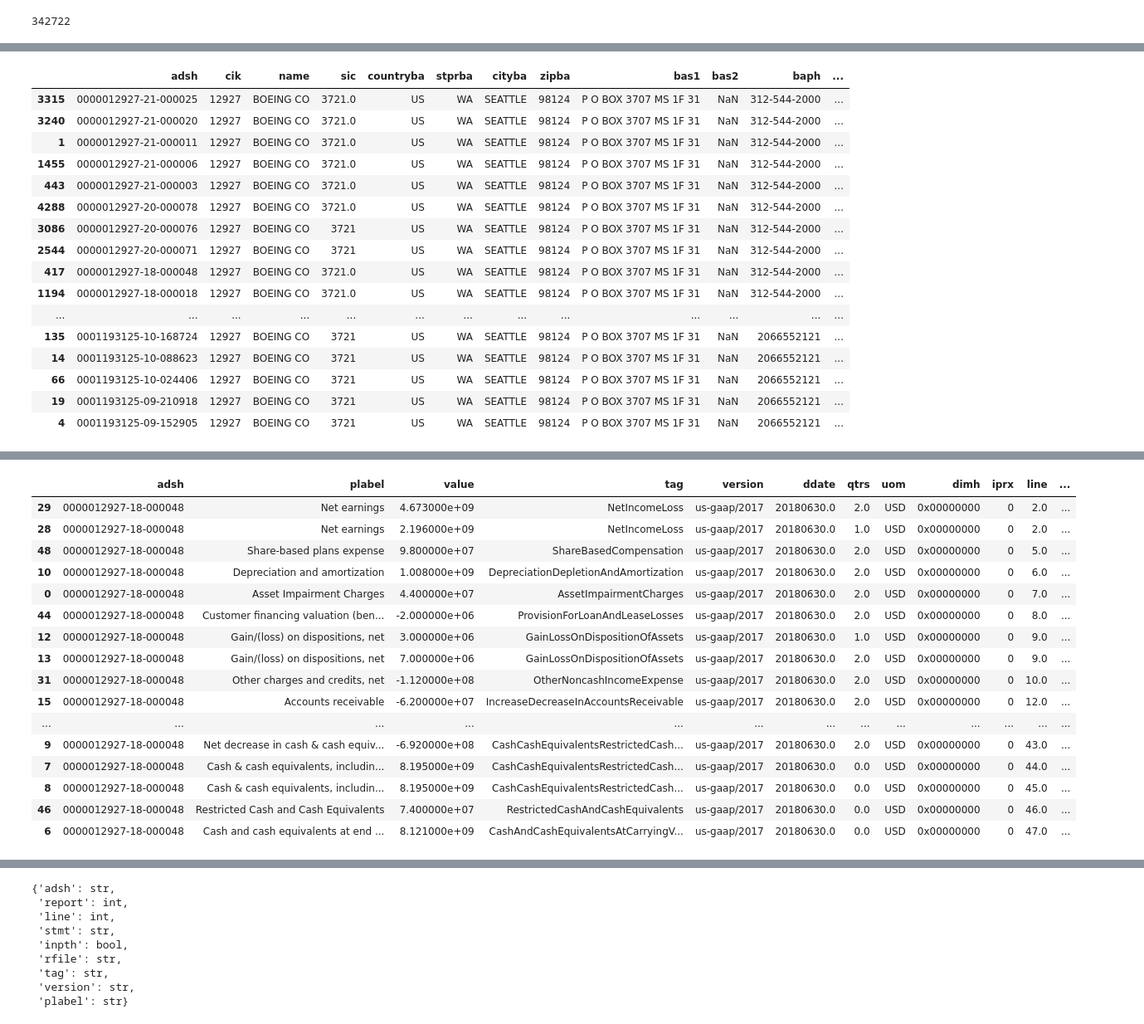
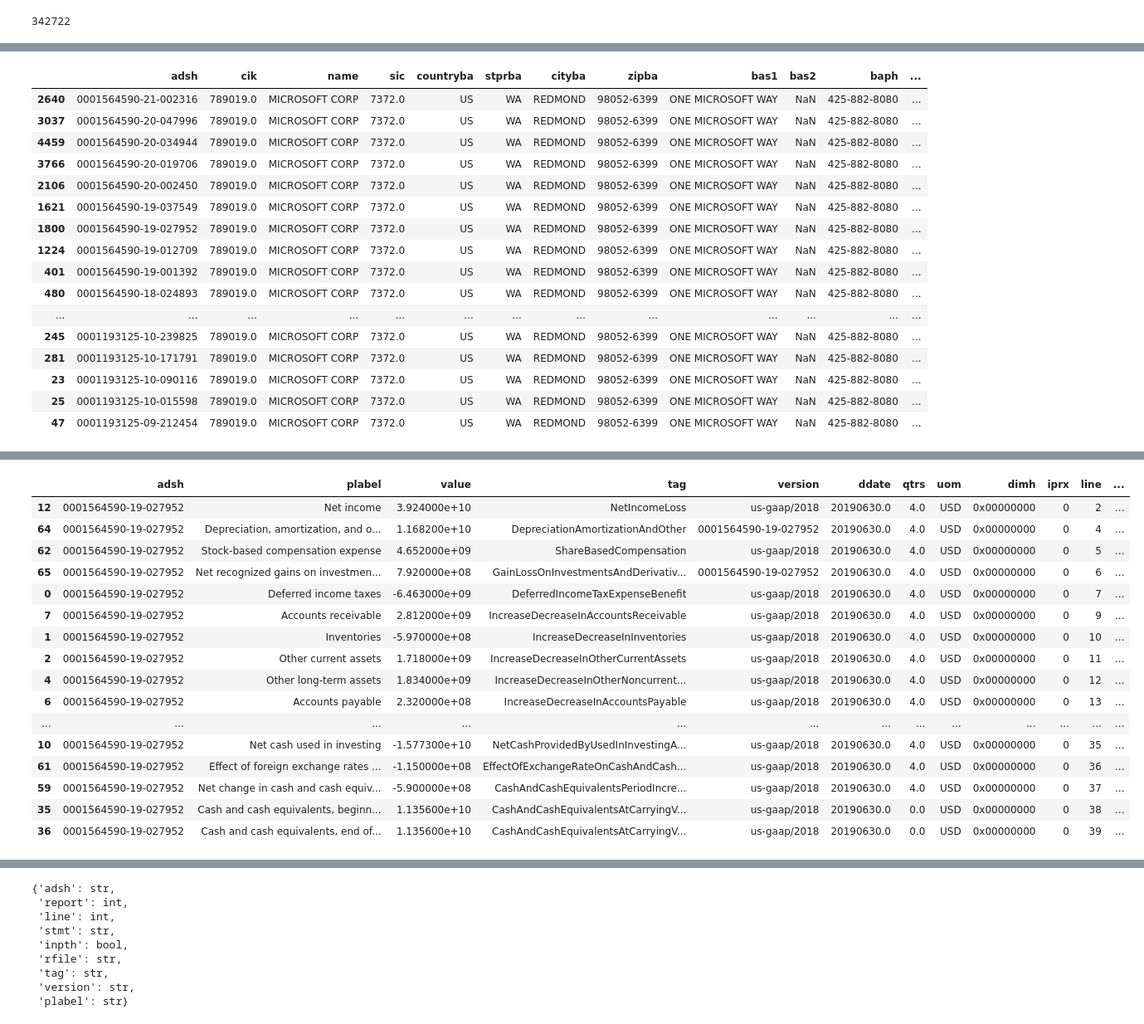
Before and after one commit to mxpoch/LPS, a Jupyter notebook: Scripts/LPS_Workbench.ipynb, the cells around one changed output, grey strips where cells are left out. Shown: that part at 83% size. Saved outputs shown, nothing was run; the diff lists cells and outputs as text; code cells hidden in the pictures.

```diff
--- a/Scripts/LPS_Workbench.ipynb
+++ b/Scripts/LPS_Workbench.ipynb
@@ -22,5 +22,5 @@ len(cik)
 342722
 # %%
 %%time
-tt = CompanyFilings(ticker='ba')
+tt = CompanyFilings(ticker='msft')
 # %% [output]
@@ -29,23 +29,23 @@ Wall time: 3.71 s
 tt.sub
 # %% [output]
 |  | adsh | cik | name | sic | countryba | stprba | cityba | zipba | bas1 | bas2 | baph | ... |
-| 3315 | 0000012927-21-000025 | 12927 | BOEING CO | 3721.0 | US | WA | SEATTLE | 98124 | P O BOX 3707 MS 1F 31 | NaN | 312-544-2000 | ... |
-| 3240 | 0000012927-21-000020 | 12927 | BOEING CO | 3721.0 | US | WA | SEATTLE | 98124 | P O BOX 3707 MS 1F 31 | NaN | 312-544-2000 | ... |
-| 1 | 0000012927-21-000011 | 12927 | BOEING CO | 3721.0 | US | WA | SEATTLE | 98124 | P O BOX 3707 MS 1F 31 | NaN | 312-544-2000 | ... |
-| 1455 | 0000012927-21-000006 | 12927 | BOEING CO | 3721.0 | US | WA | SEATTLE | 98124 | P O BOX 3707 MS 1F 31 | NaN | 312-544-2000 | ... |
-| 443 | 0000012927-21-000003 | 12927 | BOEING CO | 3721.0 | US | WA | SEATTLE | 98124 | P O BOX 3707 MS 1F 31 | NaN | 312-544-2000 | ... |
-| 4288 | 0000012927-20-000078 | 12927 | BOEING CO | 3721.0 | US | WA | SEATTLE | 98124 | P O BOX 3707 MS 1F 31 | NaN | 312-544-2000 | ... |
-| 3086 | 0000012927-20-000076 | 12927 | BOEING CO | 3721 | US | WA | SEATTLE | 98124 | P O BOX 3707 MS 1F 31 | NaN | 312-544-2000 | ... |
-| 2544 | 0000012927-20-000071 | 12927 | BOEING CO | 3721 | US | WA | SEATTLE | 98124 | P O BOX 3707 MS 1F 31 | NaN | 312-544-2000 | ... |
-| 417 | 0000012927-18-000048 | 12927 | BOEING CO | 3721.0 | US | WA | SEATTLE | 98124 | P O BOX 3707 MS 1F 31 | NaN | 312-544-2000 | ... |
-| 1194 | 0000012927-18-000018 | 12927 | BOEING CO | 3721.0 | US | WA | SEATTLE | 98124 | P O BOX 3707 MS 1F 31 | NaN | 312-544-2000 | ... |
+| 2640 | 0001564590-21-002316 | 789019.0 | MICROSOFT CORP | 7372.0 | US | WA | REDMOND | 98052-6399 | ONE MICROSOFT WAY | NaN | 425-882-8080 | ... |
+| 3037 | 0001564590-20-047996 | 789019.0 | MICROSOFT CORP | 7372.0 | US | WA | REDMOND | 98052-6399 | ONE MICROSOFT WAY | NaN | 425-882-8080 | ... |
+| 4459 | 0001564590-20-034944 | 789019.0 | MICROSOFT CORP | 7372.0 | US | WA | REDMOND | 98052-6399 | ONE MICROSOFT WAY | NaN | 425-882-8080 | ... |
+| 3766 | 0001564590-20-019706 | 789019.0 | MICROSOFT CORP | 7372.0 | US | WA | REDMOND | 98052-6399 | ONE MICROSOFT WAY | NaN | 425-882-8080 | ... |
+| 2106 | 0001564590-20-002450 | 789019.0 | MICROSOFT CORP | 7372.0 | US | WA | REDMOND | 98052-6399 | ONE MICROSOFT WAY | NaN | 425-882-8080 | ... |
+| 1621 | 0001564590-19-037549 | 789019.0 | MICROSOFT CORP | 7372.0 | US | WA | REDMOND | 98052-6399 | ONE MICROSOFT WAY | NaN | 425-882-8080 | ... |
+| 1800 | 0001564590-19-027952 | 789019.0 | MICROSOFT CORP | 7372.0 | US | WA | REDMOND | 98052-6399 | ONE MICROSOFT WAY | NaN | 425-882-8080 | ... |
+| 1224 | 0001564590-19-012709 | 789019.0 | MICROSOFT CORP | 7372.0 | US | WA | REDMOND | 98052-6399 | ONE MICROSOFT WAY | NaN | 425-882-8080 | ... |
+| 401 | 0001564590-19-001392 | 789019.0 | MICROSOFT CORP | 7372.0 | US | WA | REDMOND | 98052-6399 | ONE MICROSOFT WAY | NaN | 425-882-8080 | ... |
+| 480 | 0001564590-18-024893 | 789019.0 | MICROSOFT CORP | 7372.0 | US | WA | REDMOND | 98052-6399 | ONE MICROSOFT WAY | NaN | 425-882-8080 | ... |
 | ... | ... | ... | ... | ... | ... | ... | ... | ... | ... | ... | ... | ... |
-| 135 | 0001193125-10-168724 | 12927 | BOEING CO | 3721 | US | WA | SEATTLE | 98124 | P O BOX 3707 MS 1F 31 | NaN | 2066552121 | ... |
-| 14 | 0001193125-10-088623 | 12927 | BOEING CO | 3721 | US | WA | SEATTLE | 98124 | P O BOX 3707 MS 1F 31 | NaN | 2066552121 | ... |
-| 66 | 0001193125-10-024406 | 12927 | BOEING CO | 3721 | US | WA | SEATTLE | 98124 | P O BOX 3707 MS 1F 31 | NaN | 2066552121 | ... |
-| 19 | 0001193125-09-210918 | 12927 | BOEING CO | 3721 | US | WA | SEATTLE | 98124 | P O BOX 3707 MS 1F 31 | NaN | 2066552121 | ... |
-| 4 | 0001193125-09-152905 | 12927 | BOEING CO | 3721 | US | WA | SEATTLE | 98124 | P O BOX 3707 MS 1F 31 | NaN | 2066552121 | ... |
+| 245 | 0001193125-10-239825 | 789019.0 | MICROSOFT CORP | 7372.0 | US | WA | REDMOND | 98052-6399 | ONE MICROSOFT WAY | NaN | 425-882-8080 | ... |
+| 281 | 0001193125-10-171791 | 789019.0 | MICROSOFT CORP | 7372.0 | US | WA | REDMOND | 98052-6399 | ONE MICROSOFT WAY | NaN | 425-882-8080 | ... |
+| 23 | 0001193125-10-090116 | 789019.0 | MICROSOFT CORP | 7372.0 | US | WA | REDMOND | 98052-6399 | ONE MICROSOFT WAY | NaN | 425-882-8080 | ... |
+| 25 | 0001193125-10-015598 | 789019.0 | MICROSOFT CORP | 7372.0 | US | WA | REDMOND | 98052-6399 | ONE MICROSOFT WAY | NaN | 425-882-8080 | ... |
+| 47 | 0001193125-09-212454 | 789019.0 | MICROSOFT CORP | 7372.0 | US | WA | REDMOND | 98052-6399 | ONE MICROSOFT WAY | NaN | 425-882-8080 | ... |
 # %%
 %%time
-tt.extract_statement('0000012927-18-000048', statement='CF')
+tt.extract_statement('0001564590-19-027952', statement='CF')
 # %% [output]
@@ -53,17 +54,17 @@ Wall time: 16 s
 |  | adsh | plabel | value | tag | version | ddate | qtrs | uom | dimh | iprx | line | ... |
-| 29 | 0000012927-18-000048 | Net earnings | 4.673000e+09 | NetIncomeLoss | us-gaap/2017 | 20180630.0 | 2.0 | USD | 0x00000000 | 0 | 2.0 | ... |
-| 28 | 0000012927-18-000048 | Net earnings | 2.196000e+09 | NetIncomeLoss | us-gaap/2017 | 20180630.0 | 1.0 | USD | 0x00000000 | 0 | 2.0 | ... |
-| 48 | 0000012927-18-000048 | Share-based plans expense | 9.800000e+07 | ShareBasedCompensation | us-gaap/2017 | 20180630.0 | 2.0 | USD | 0x00000000 | 0 | 5.0 | ... |
-| 10 | 0000012927-18-000048 | Depreciation and amortization | 1.008000e+09 | DepreciationDepletionAndAmortization | us-gaap/2017 | 20180630.0 | 2.0 | USD | 0x00000000 | 0 | 6.0 | ... |
-| 0 | 0000012927-18-000048 | Asset Impairment Charges | 4.400000e+07 | AssetImpairmentCharges | us-gaap/2017 | 20180630.0 | 2.0 | USD | 0x00000000 | 0 | 7.0 | ... |
-| 44 | 0000012927-18-000048 | Customer financing valuation (ben... | -2.000000e+06 | ProvisionForLoanAndLeaseLosses | us-gaap/2017 | 20180630.0 | 2.0 | USD | 0x00000000 | 0 | 8.0 | ... |
-| 12 | 0000012927-18-000048 | Gain/(loss) on dispositions, net | 3.000000e+06 | GainLossOnDispositionOfAssets | us-gaap/2017 | 20180630.0 | 1.0 | USD | 0x00000000 | 0 | 9.0 | ... |
-| 13 | 0000012927-18-000048 | Gain/(loss) on dispositions, net | 7.000000e+06 | GainLossOnDispositionOfAssets | us-gaap/2017 | 20180630.0 | 2.0 | USD | 0x00000000 | 0 | 9.0 | ... |
-| 31 | 0000012927-18-000048 | Other charges and credits, net | -1.120000e+08 | OtherNoncashIncomeExpense | us-gaap/2017 | 20180630.0 | 2.0 | USD | 0x00000000 | 0 | 10.0 | ... |
-| 15 | 0000012927-18-000048 | Accounts receivable | -6.200000e+07 | IncreaseDecreaseInAccountsReceivable | us-gaap/2017 | 20180630.0 | 2.0 | USD | 0x00000000 | 0 | 12.0 | ... |
+| 12 | 0001564590-19-027952 | Net income | 3.924000e+10 | NetIncomeLoss | us-gaap/2018 | 20190630.0 | 4.0 | USD | 0x00000000 | 0 | 2 | ... |
+| 64 | 0001564590-19-027952 | Depreciation, amortization, and o... | 1.168200e+10 | DepreciationAmortizationAndOther | 0001564590-19-027952 | 20190630.0 | 4.0 | USD | 0x00000000 | 0 | 4 | ... |
+| 62 | 0001564590-19-027952 | Stock-based compensation expense | 4.652000e+09 | ShareBasedCompensation | us-gaap/2018 | 20190630.0 | 4.0 | USD | 0x00000000 | 0 | 5 | ... |
+| 65 | 0001564590-19-027952 | Net recognized gains on investmen... | 7.920000e+08 | GainLossOnInvestmentsAndDerivativ... | 0001564590-19-027952 | 20190630.0 | 4.0 | USD | 0x00000000 | 0 | 6 | ... |
+| 0 | 0001564590-19-027952 | Deferred income taxes | -6.463000e+09 | DeferredIncomeTaxExpenseBenefit | us-gaap/2018 | 20190630.0 | 4.0 | USD | 0x00000000 | 0 | 7 | ... |
+| 7 | 0001564590-19-027952 | Accounts receivable | 2.812000e+09 | IncreaseDecreaseInAccountsReceivable | us-gaap/2018 | 20190630.0 | 4.0 | USD | 0x00000000 | 0 | 9 | ... |
+| 1 | 0001564590-19-027952 | Inventories | -5.970000e+08 | IncreaseDecreaseInInventories | us-gaap/2018 | 20190630.0 | 4.0 | USD | 0x00000000 | 0 | 10 | ... |
+| 2 | 0001564590-19-027952 | Other current assets | 1.718000e+09 | IncreaseDecreaseInOtherCurrentAssets | us-gaap/2018 | 20190630.0 | 4.0 | USD | 0x00000000 | 0 | 11 | ... |
+| 4 | 0001564590-19-027952 | Other long-term assets | 1.834000e+09 | IncreaseDecreaseInOtherNoncurrent... | us-gaap/2018 | 20190630.0 | 4.0 | USD | 0x00000000 | 0 | 12 | ... |
+| 6 | 0001564590-19-027952 | Accounts payable | 2.320000e+08 | IncreaseDecreaseInAccountsPayable | us-gaap/2018 | 20190630.0 | 4.0 | USD | 0x00000000 | 0 | 13 | ... |
 | ... | ... | ... | ... | ... | ... | ... | ... | ... | ... | ... | ... | ... |
-| 9 | 0000012927-18-000048 | Net decrease in cash & cash equiv... | -6.920000e+08 | CashCashEquivalentsRestrictedCash... | us-gaap/2017 | 20180630.0 | 2.0 | USD | 0x00000000 | 0 | 43.0 | ... |
-| 7 | 0000012927-18-000048 | Cash & cash equivalents, includin... | 8.195000e+09 | CashCashEquivalentsRestrictedCash... | us-gaap/2017 | 20180630.0 | 0.0 | USD | 0x00000000 | 0 | 44.0 | ... |
-| 8 | 0000012927-18-000048 | Cash & cash equivalents, includin... | 8.195000e+09 | CashCashEquivalentsRestrictedCash... | us-gaap/2017 | 20180630.0 | 0.0 | USD | 0x00000000 | 0 | 45.0 | ... |
-| 46 | 0000012927-18-000048 | Restricted Cash and Cash Equivalents | 7.400000e+07 | RestrictedCashAndCashEquivalents | us-gaap/2017 | 20180630.0 | 0.0 | USD | 0x00000000 | 0 | 46.0 | ... |
-| 6 | 0000012927-18-000048 | Cash and cash equivalents at end ... | 8.121000e+09 | CashAndCashEquivalentsAtCarryingV... | us-gaap/2017 | 20180630.0 | 0.0 | USD | 0x00000000 | 0 | 47.0 | ... |
+| 10 | 0001564590-19-027952 | Net cash used in investing | -1.577300e+10 | NetCashProvidedByUsedInInvestingA... | us-gaap/2018 | 20190630.0 | 4.0 | USD | 0x00000000 | 0 | 35 | ... |
+| 61 | 0001564590-19-027952 | Effect of foreign exchange rates ... | -1.150000e+08 | EffectOfExchangeRateOnCashAndCash... | us-gaap/2018 | 20190630.0 | 4.0 | USD | 0x00000000 | 0 | 36 | ... |
+| 59 | 0001564590-19-027952 | Net change in cash and cash equiv... | -5.900000e+08 | CashAndCashEquivalentsPeriodIncre... | us-gaap/2018 | 20190630.0 | 4.0 | USD | 0x00000000 | 0 | 37 | ... |
+| 35 | 0001564590-19-027952 | Cash and cash equivalents, beginn... | 1.135600e+10 | CashAndCashEquivalentsAtCarryingV... | us-gaap/2018 | 20190630.0 | 0.0 | USD | 0x00000000 | 0 | 38 | ... |
+| 36 | 0001564590-19-027952 | Cash and cash equivalents, end of... | 1.135600e+10 | CashAndCashEquivalentsAtCarryingV... | us-gaap/2018 | 20190630.0 | 0.0 | USD | 0x00000000 | 0 | 39 | ... |
```
Also changed, not shown: parts of 10 cells of this notebook.
